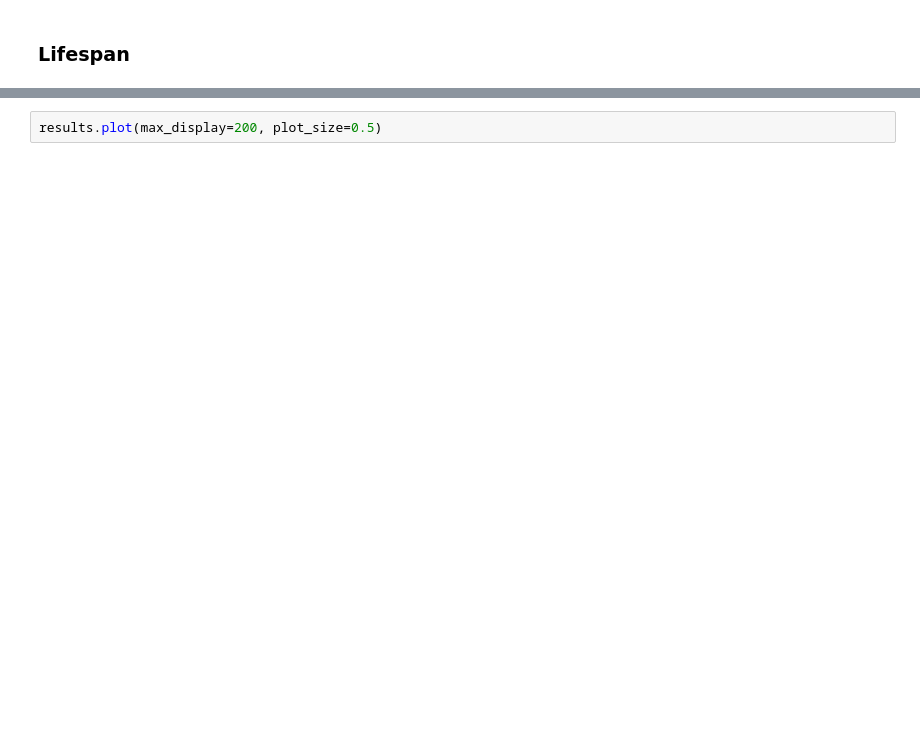
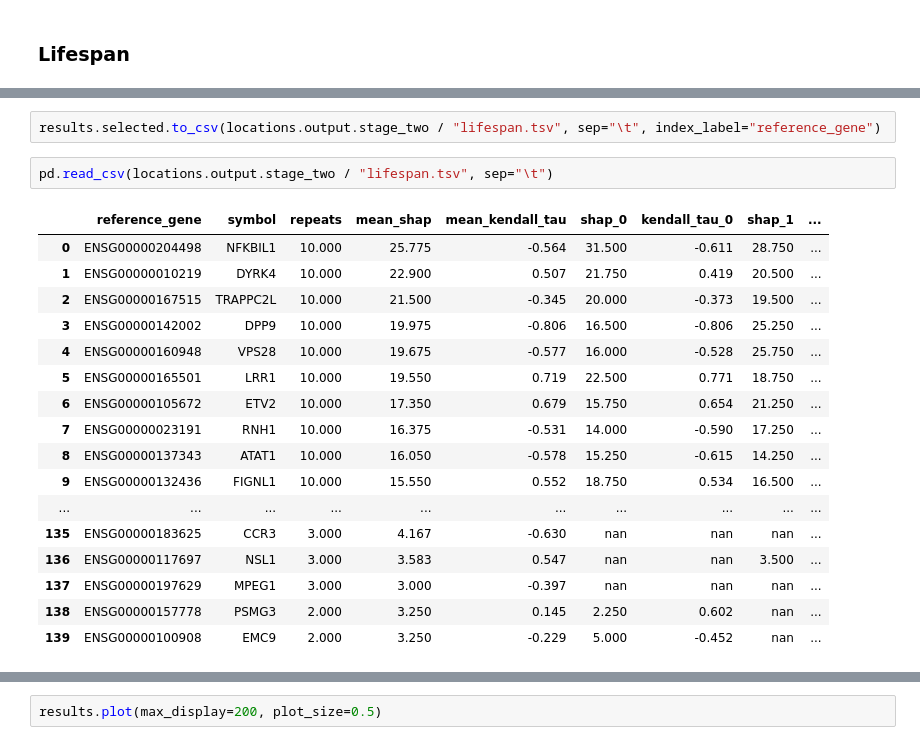
Before and after one commit to antonkulaga/yspecies, a Jupyter notebook: notebooks/stage_two_shap_selection.ipynb, the cells around one changed output, grey strips where cells are left out. Cells and saved outputs as stored; diff of their text form; blank space fills up the shorter version.

```diff
--- a/notebooks/stage_two_shap_selection.ipynb
+++ b/notebooks/stage_two_shap_selection.ipynb
@@ -231,2 +237,24 @@ Early stopping, best iteration is:
 ... (71 outputs left out)
+# %%
+results.selected.to_csv(locations.output.stage_two / "lifespan.tsv", sep="\t", index_label="reference_gene")
+# %%
+pd.read_csv(locations.output.stage_two / "lifespan.tsv", sep="\t")
+# %% [output]
+|  | reference_gene | symbol | repeats | mean_shap | mean_kendall_tau | shap_0 | kendall_tau_0 | shap_1 | ... |
+| 0 | ENSG00000204498 | NFKBIL1 | 10.000 | 25.775 | -0.564 | 31.500 | -0.611 | 28.750 | ... |
+| 1 | ENSG00000010219 | DYRK4 | 10.000 | 22.900 | 0.507 | 21.750 | 0.419 | 20.500 | ... |
+| 2 | ENSG00000167515 | TRAPPC2L | 10.000 | 21.500 | -0.345 | 20.000 | -0.373 | 19.500 | ... |
+| 3 | ENSG00000142002 | DPP9 | 10.000 | 19.975 | -0.806 | 16.500 | -0.806 | 25.250 | ... |
+| 4 | ENSG00000160948 | VPS28 | 10.000 | 19.675 | -0.577 | 16.000 | -0.528 | 25.750 | ... |
+| 5 | ENSG00000165501 | LRR1 | 10.000 | 19.550 | 0.719 | 22.500 | 0.771 | 18.750 | ... |
+| 6 | ENSG00000105672 | ETV2 | 10.000 | 17.350 | 0.679 | 15.750 | 0.654 | 21.250 | ... |
+| 7 | ENSG00000023191 | RNH1 | 10.000 | 16.375 | -0.531 | 14.000 | -0.590 | 17.250 | ... |
+| 8 | ENSG00000137343 | ATAT1 | 10.000 | 16.050 | -0.578 | 15.250 | -0.615 | 14.250 | ... |
+| 9 | ENSG00000132436 | FIGNL1 | 10.000 | 15.550 | 0.552 | 18.750 | 0.534 | 16.500 | ... |
+| ... | ... | ... | ... | ... | ... | ... | ... | ... | ... |
+| 135 | ENSG00000183625 | CCR3 | 3.000 | 4.167 | -0.630 | nan | nan | nan | ... |
+| 136 | ENSG00000117697 | NSL1 | 3.000 | 3.583 | 0.547 | nan | nan | 3.500 | ... |
+| 137 | ENSG00000197629 | MPEG1 | 3.000 | 3.000 | -0.397 | nan | nan | nan | ... |
+| 138 | ENSG00000157778 | PSMG3 | 2.000 | 3.250 | 0.145 | 2.250 | 0.602 | nan | ... |
+| 139 | ENSG00000100908 | EMC9 | 2.000 | 3.250 | -0.229 | 5.000 | -0.452 | nan | ... |
 # %%
```
Also changed, not shown: parts of 14 cells of this notebook, 8 other files.
